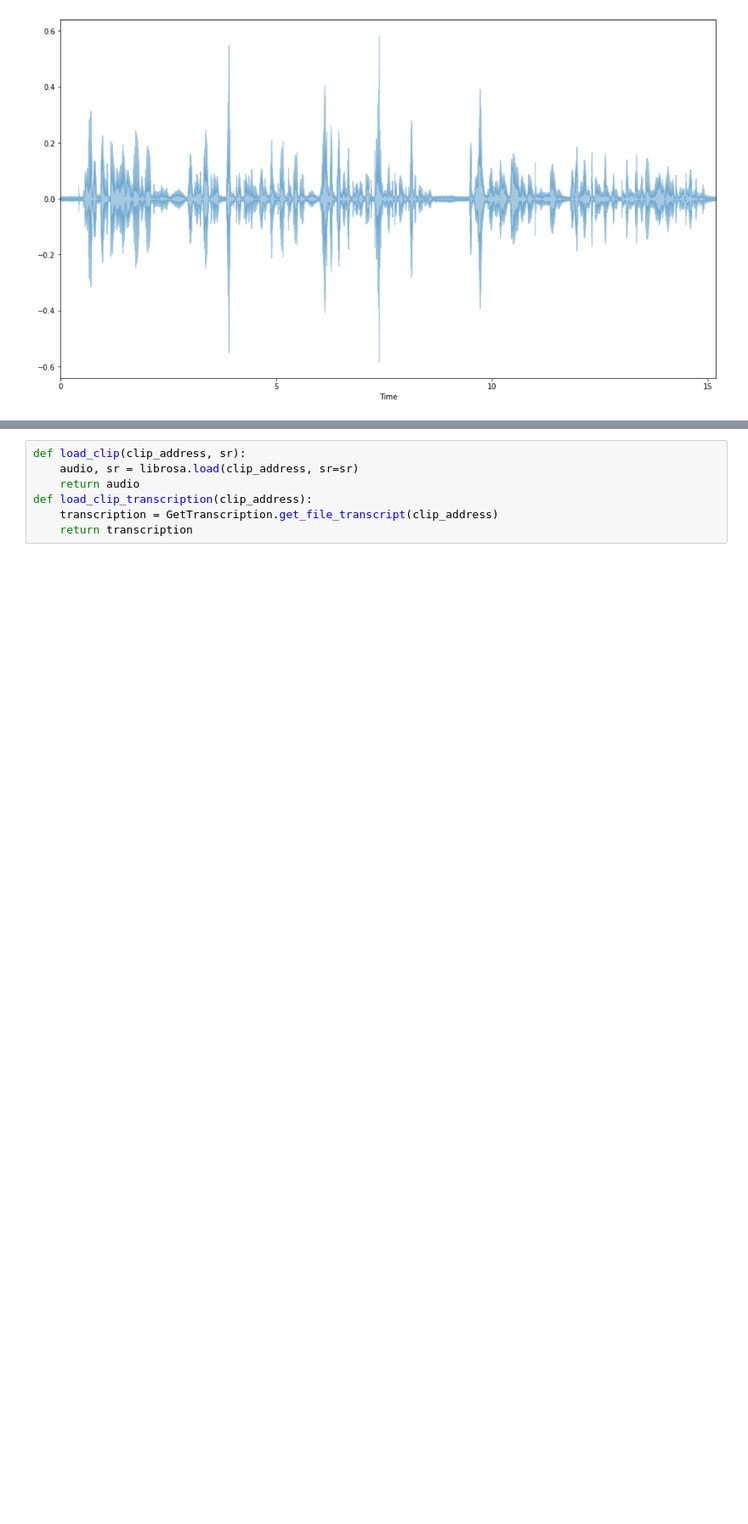
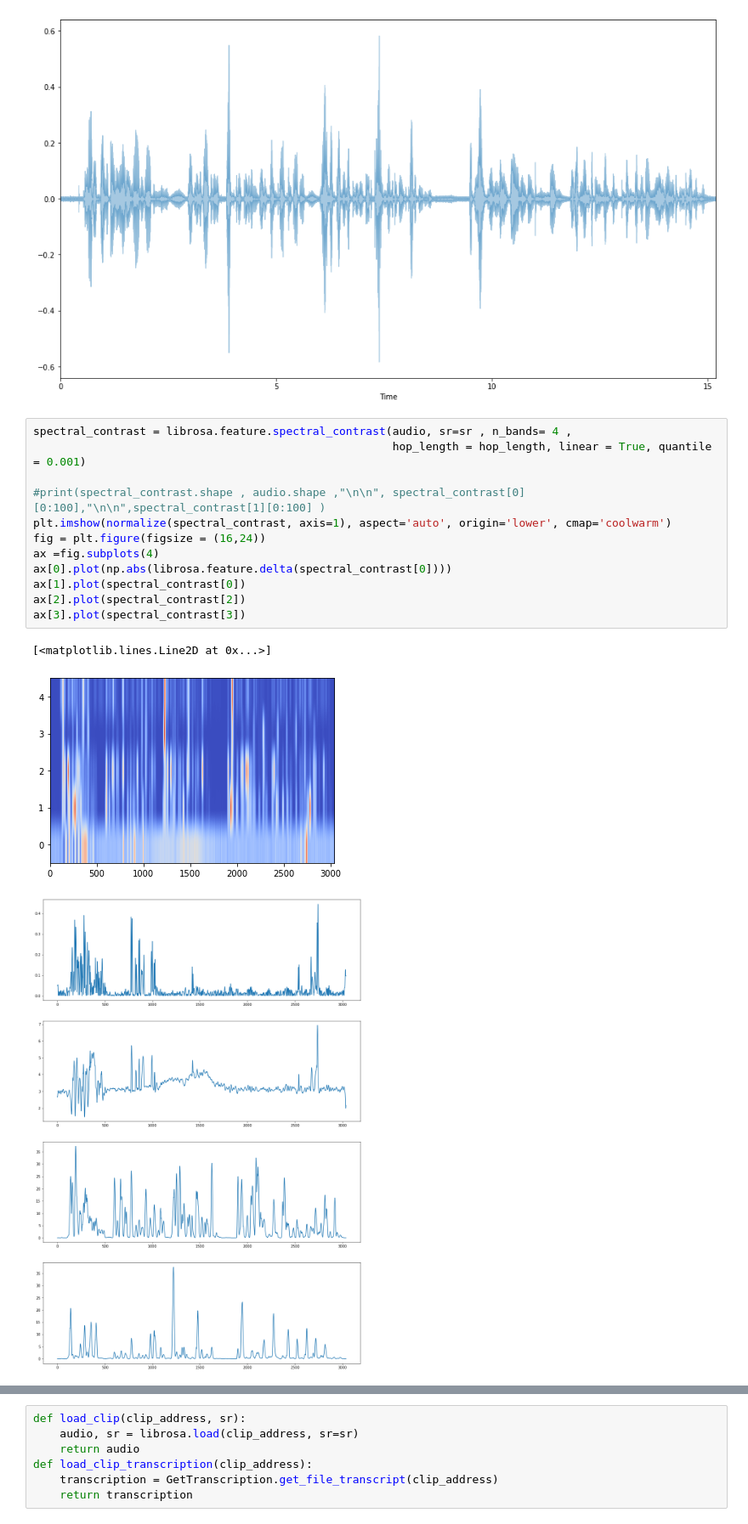
Before and after one commit to Majkil/Artefact, a Jupyter notebook: pg Split audio.ipynb, the cells around one changed output, grey strips where cells are left out. Shown at 85% size. Cells and saved outputs as stored; diff of their text form; blank space fills up the shorter version.

```diff
--- a/pg Split audio.ipynb
+++ b/pg Split audio.ipynb
@@ -37,3 +37,19 @@ words:  46
 (243040,)
 [interactive output not drawn]
 [figure]
+# %%
+spectral_contrast = librosa.feature.spectral_contrast(audio, sr=sr , n_bands= 4 ,
+                                                      hop_length = hop_length, linear = True, quantile = 0.001)
+
+#print(spectral_contrast.shape , audio.shape ,"\n\n", spectral_contrast[0][0:100],"\n\n",spectral_contrast[1][0:100] )
+plt.imshow(normalize(spectral_contrast, axis=1), aspect='auto', origin='lower', cmap='coolwarm')
+fig = plt.figure(figsize = (16,24))
+ax =fig.subplots(4)
+ax[0].plot(np.abs(librosa.feature.delta(spectral_contrast[0])))
+ax[1].plot(spectral_contrast[0])
+ax[2].plot(spectral_contrast[2])
+ax[3].plot(spectral_contrast[3])
+# %% [output]
+[<matplotlib.lines.Line2D at 0x...>]
+[figure, added]
+[figure, added]
```
Also changed, not shown: parts of 21 cells of this notebook, 5 other files.
